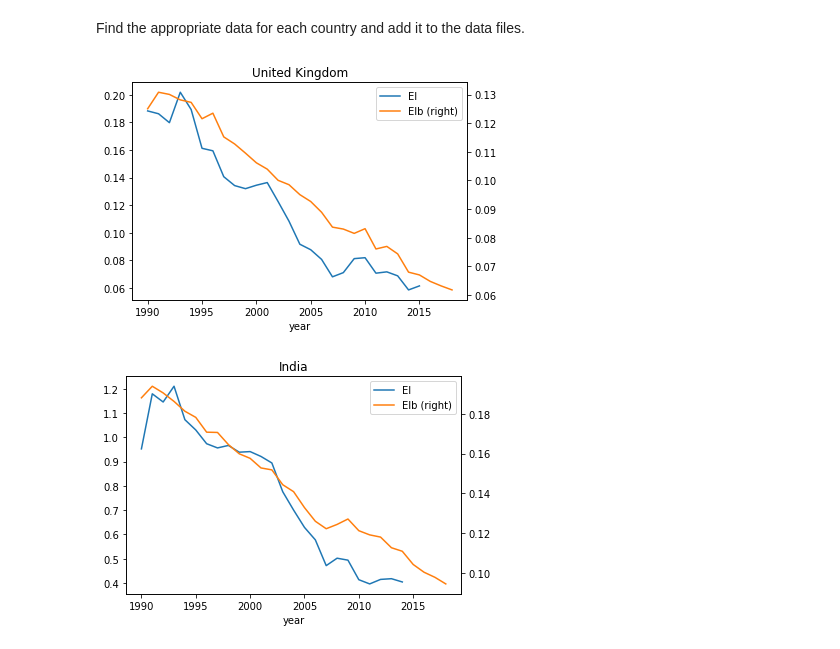
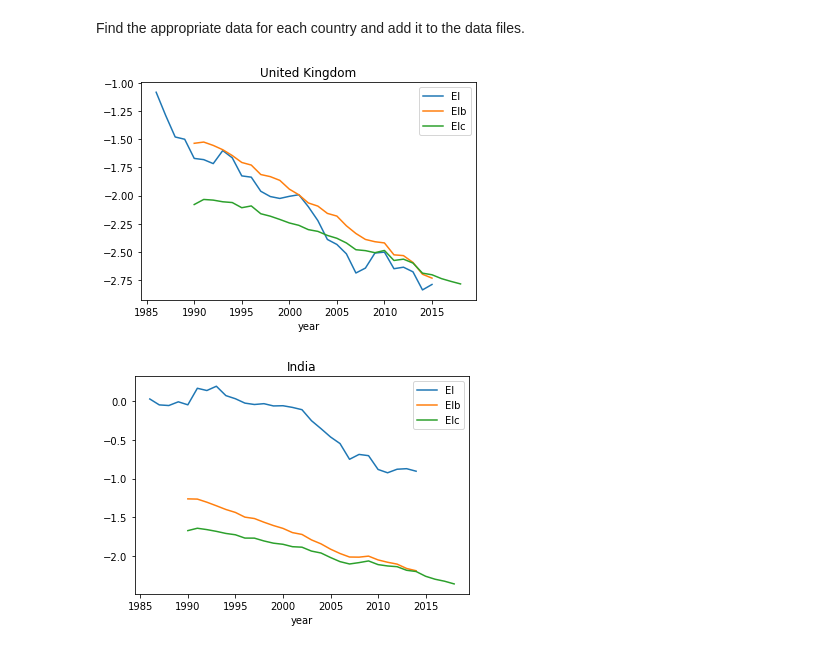
Before and after one commit to drakesiard/em-2020, a Jupyter notebook: data/3_add_Enerdata_EI.ipynb, the cells around one changed output. Cells and saved outputs as stored; diff of their text form; code cells hidden in the pictures.

```diff
--- a/data/3_add_Enerdata_EI.ipynb
+++ b/data/3_add_Enerdata_EI.ipynb
@@ -32,13 +33,13 @@ Find the appropriate data for each country and add it to the data files.
 # %%
 for wb_file in glob.glob(os.path.join(data_path, 'WB_*.csv')):
     country = os.path.basename(wb_file).split('_')[1]
     wb_data = pd.read_csv(wb_file).set_index('year')
     country_name = pycountry.countries.get(alpha_3=country).name
     if country_name in enerdata:
-        wb_data['EIb'] = enerdata[country_name]
-        wb_data.loc[1990:, ['EI', 'EIb']].plot(secondary_y='EIb')
+        wb_data['EIc'] = enerdata[country_name]
+        np.log(wb_data.loc[1986:, ['EI', 'EIb', 'EIc']]).plot()
         plt.title(country_name)
         wb_data.to_csv(wb_file)
 # %% [output]
-[figure, old version]
+[figure, new version]
-[figure, old version]
+[figure, new version]
```
Also changed, not shown: parts of 1 cell of this notebook, 21 other files.
